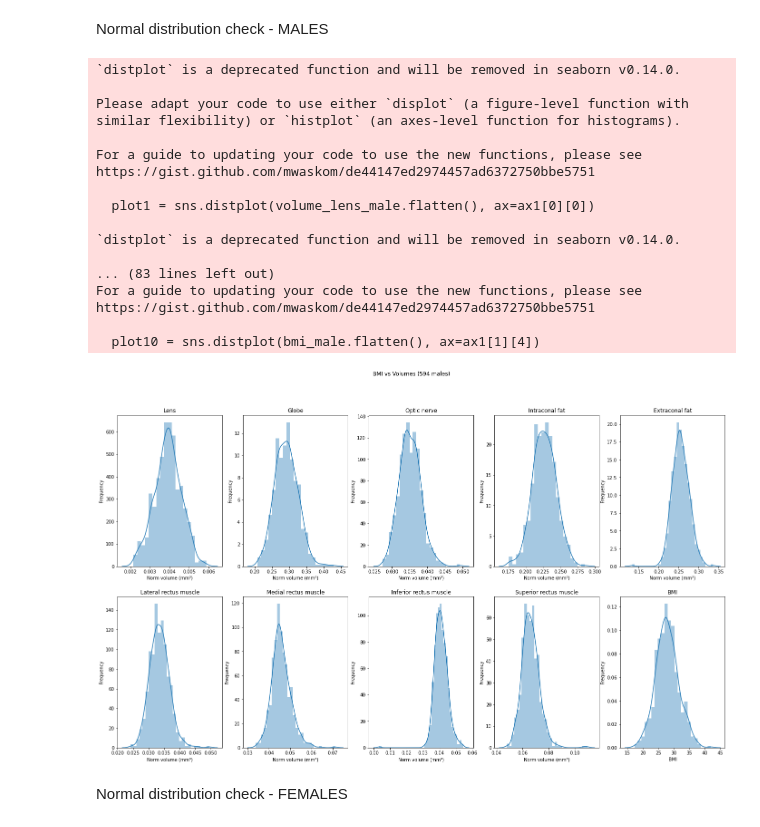
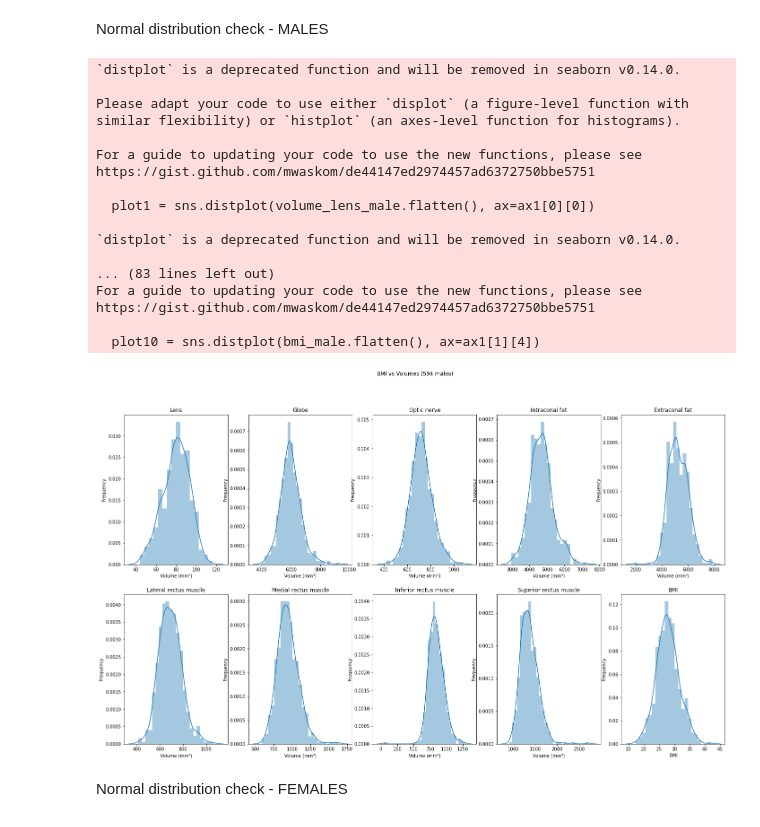
Before and after one commit to jaimebarran/a-eye_segmentation, a Jupyter notebook: deep_learning/3D_multilabel/extract_biometrics.ipynb, the cells around one changed output. Cells and saved outputs as stored; diff of their text form; code cells hidden in the pictures.

```diff
--- a/deep_learning/3D_multilabel/extract_biometrics.ipynb
+++ b/deep_learning/3D_multilabel/extract_biometrics.ipynb
@@ -1250,7 +1250,7 @@ import plotly.express as px
 
 # Paths
 csv_metadata = '/mnt/sda1/Repos/a-eye/Output/metadata/sub_metadata.csv'
-csv_volumes = '/mnt/sda1/Repos/a-eye/Output/volumes/volumes_reg_norm.csv'
+csv_volumes = '/mnt/sda1/Repos/a-eye/Output/volumes/volumes_reg.csv'
 
 # Pandas read csv
 pd_metadata = pd.read_csv(csv_metadata)
@@ -1531,7 +1531,7 @@ y_axis = [19,31]
 # Lens
 ax1[0][0].set_title(f'Lens')
 plot1 = sns.distplot(volume_lens_male.flatten(), ax=ax1[0][0])
-ax1[0][0].set_xlabel('Norm volume (mm³)')
+ax1[0][0].set_xlabel('Volume (mm³)')
 ax1[0][0].set_ylabel('Frequency')
 if fix_axis:
     # ax[1].set_xlim(x_axis)
@@ -1540,7 +1540,7 @@ if fix_axis:
 # Globe
 ax1[0][1].set_title(f'Globe')
 plot2 = sns.distplot(volume_globe_male.flatten(), ax=ax1[0][1])
-ax1[0][1].set_xlabel('Norm volume (mm³)')
+ax1[0][1].set_xlabel('Volume (mm³)')
 ax1[0][1].set_ylabel('Frequency')
 if fix_axis:
     # ax[1].set_xlim(x_axis)
@@ -1549,7 +1549,7 @@ if fix_axis:
 # Optic nerve
 ax1[0][2].set_title(f'Optic nerve')
 plot3 = sns.distplot(volume_nerve_male.flatten(), ax=ax1[0][2])
-ax1[0][2].set_xlabel('Norm volume (mm³)')
+ax1[0][2].set_xlabel('Volume (mm³)')
 ax1[0][2].set_ylabel('Frequency')
 if fix_axis:
     # ax[1].set_xlim(x_axis)
@@ -1558,7 +1558,7 @@ if fix_axis:
 # Intraconal fat
 ax1[0][3].set_title(f'Intraconal fat')
 plot4 = sns.distplot(volume_int_fat_male.flatten(), ax=ax1[0][3])
-ax1[0][3].set_xlabel('Norm volume (mm³)')
+ax1[0][3].set_xlabel('Volume (mm³)')
 ax1[0][3].set_ylabel('Frequency')
 if fix_axis:
     # ax[1].set_xlim(x_axis)
@@ -1567,7 +1567,7 @@ if fix_axis:
 # Extraconal fat
 ax1[0][4].set_title(f'Extraconal fat')
 plot5 = sns.distplot(volume_ext_fat_male.flatten(), ax=ax1[0][4])
-ax1[0][4].set_xlabel('Norm volume (mm³)')
+ax1[0][4].set_xlabel('Volume (mm³)')
 ax1[0][4].set_ylabel('Frequency')
 if fix_axis:
     # ax[1].set_xlim(x_axis)
@@ -1576,7 +1576,7 @@ if fix_axis:
 # Lateral rectus muscle
 ax1[1][0].set_title(f'Lateral rectus muscle')
 plot6 = sns.distplot(volume_lat_mus_male.flatten(), ax=ax1[1][0])
-ax1[1][0].set_xlabel('Norm volume (mm³)')
+ax1[1][0].set_xlabel('Volume (mm³)')
 ax1[1][0].set_ylabel('Frequency')
 if fix_axis:
     # ax[1].set_xlim(x_axis)
@@ -1585,7 +1585,7 @@ if fix_axis:
 # Medial rectus muscle
 ax1[1][1].set_title(f'Medial rectus muscle')
 plot7 = sns.distplot(volume_med_mus_male.flatten(), ax=ax1[1][1])
-ax1[1][1].set_xlabel('Norm volume (mm³)')
+ax1[1][1].set_xlabel('Volume (mm³)')
 ax1[1][1].set_ylabel('Frequency')
 if fix_axis:
     # ax[1].set_xlim(x_axis)
@@ -1594,7 +1594,7 @@ if fix_axis:
 # Inferior rectus muscle
 ax1[1][2].set_title(f'Inferior rectus muscle')
 plot8 = sns.distplot(volume_inf_mus_male.flatten(), ax=ax1[1][2])
-ax1[1][2].set_xlabel('Norm volume (mm³)')
+ax1[1][2].set_xlabel('Volume (mm³)')
 ax1[1][2].set_ylabel('Frequency')
 if fix_axis:
     # ax[1].set_xlim(x_axis)
@@ -1603,7 +1603,7 @@ if fix_axis:
 # Superior rectus muscle
 ax1[1][3].set_title(f'Superior rectus muscle')
 plot9 = sns.distplot(volume_sup_mus_male.flatten(), ax=ax1[1][3])
-ax1[1][3].set_xlabel('Norm volume (mm³)')
+ax1[1][3].set_xlabel('Volume (mm³)')
 ax1[1][3].set_ylabel('Frequency')
 if fix_axis:
     # ax[1].set_xlim(x_axis)
@@ -1611,35 +1611,35 @@ if fix_axis:
 
 # Superior rectus muscle
 ax1[1][4].set_title(f'BMI')
 plot10 = sns.distplot(bmi_male.flatten(), ax=ax1[1][4])
 ax1[1][4].set_xlabel('BMI')
 ax1[1][4].set_ylabel('Frequency')
 if fix_axis:
     # ax[1].set_xlim(x_axis)
     ax1[1][4].set_ylim(y_axis)
 
 plt.show
 
-plt.savefig('/mnt/sda1/Repos/a-eye/Output/bmi_vs_volume/dist_gaussian_vol_bmi_males_norm.png')
+plt.savefig('/mnt/sda1/Repos/a-eye/Output/bmi_vs_volume/dist_gaussian_vol_bmi_males.png')
 # %% [output]
 `distplot` is a deprecated function and will be removed in seaborn v0.14.0.
 
 Please adapt your code to use either `displot` (a figure-level function with
 similar flexibility) or `histplot` (an axes-level function for histograms).
 
 For a guide to updating your code to use the new functions, please see
 https://gist.github.com/mwaskom/de44147ed2974457ad6372750bbe5751
 
   plot1 = sns.distplot(volume_lens_male.flatten(), ax=ax1[0][0])
 
 `distplot` is a deprecated function and will be removed in seaborn v0.14.0.
 
 ... (83 lines left out)
 For a guide to updating your code to use the new functions, please see
 https://gist.github.com/mwaskom/de44147ed2974457ad6372750bbe5751
 
   plot10 = sns.distplot(bmi_male.flatten(), ax=ax1[1][4])
-[figure, old version]
+[figure, new version]
 # %% [markdown]
 Normal distribution check - FEMALES
 # %%
```
Also changed, not shown: parts of 4 cells of this notebook.
